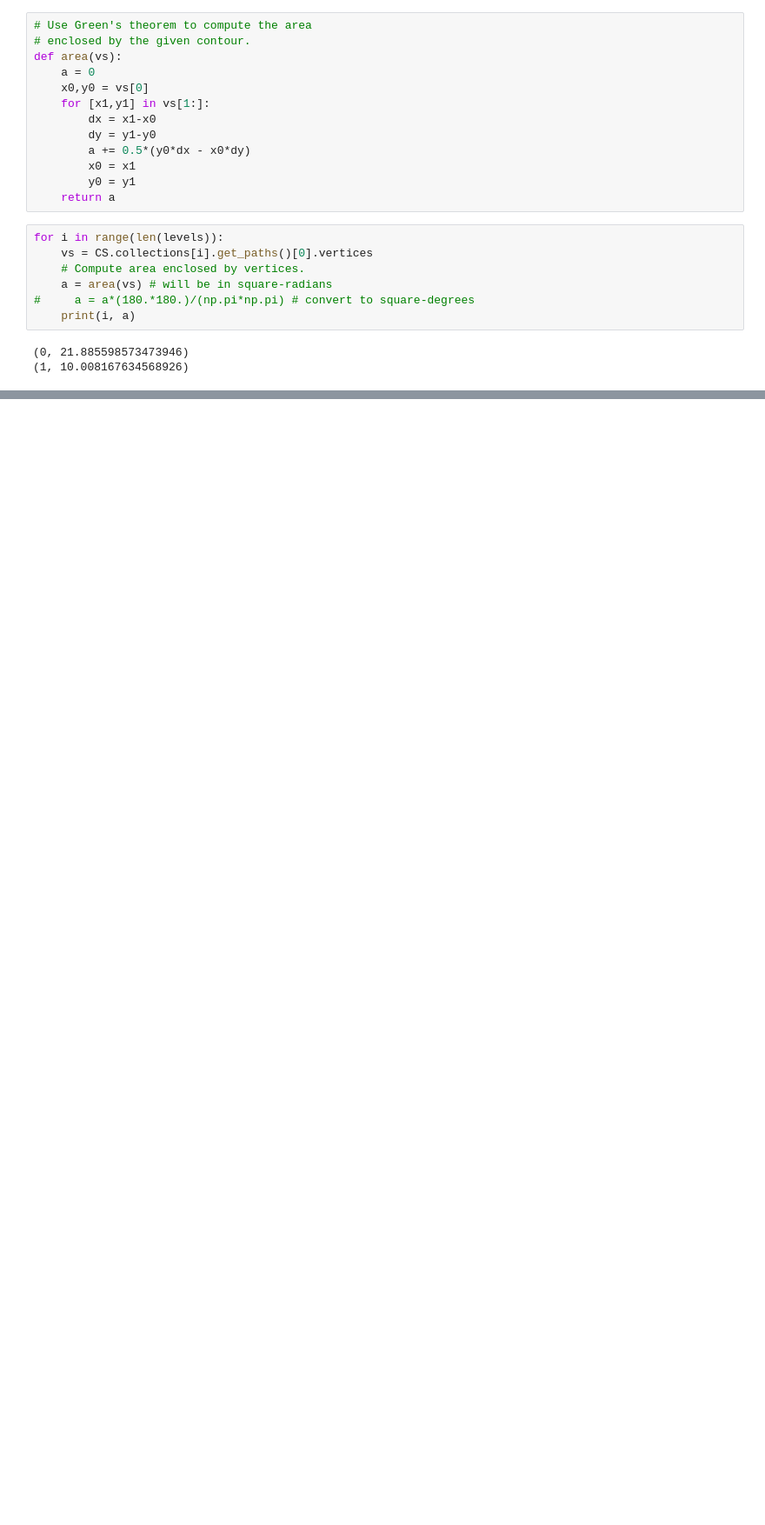
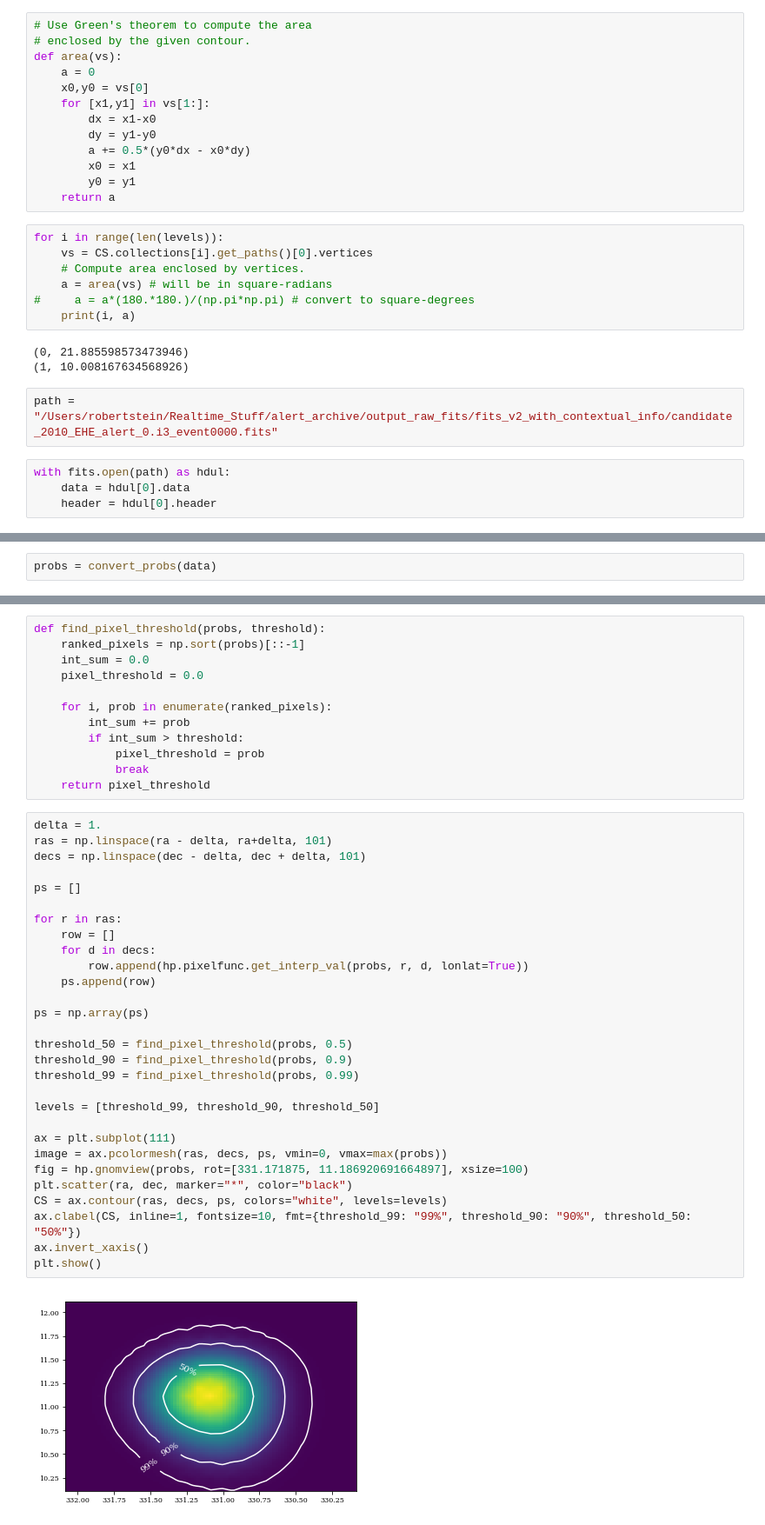
Before and after one commit to robertdstein/millipede_parser, a Jupyter notebook: Parse_contour.ipynb, the cells around one changed output, grey strips where cells are left out. Shown at 87% size. Cells and saved outputs as stored; diff of their text form; blank space fills up the shorter version.

```diff
--- a/Parse_contour.ipynb
+++ b/Parse_contour.ipynb
@@ -459,3 +459,9 @@ for i in range(len(levels)):
 # %% [output]
 (0, 21.885598573473946)
 (1, 10.008167634568926)
+# %%
+path = "/Users/robertstein/Realtime_Stuff/alert_archive/output_raw_fits/fits_v2_with_contextual_info/candidate_2010_EHE_alert_0.i3_event0000.fits"
+# %%
+with fits.open(path) as hdul:
+    data = hdul[0].data
+    header = hdul[0].header
@@ -461,0 +532,2 @@ for i in range(len(levels)):
+# %%
+probs = convert_probs(data)
@@ -461,0 +536,43 @@ for i in range(len(levels)):
+# %%
+def find_pixel_threshold(probs, threshold):
+    ranked_pixels = np.sort(probs)[::-1]
+    int_sum = 0.0
+    pixel_threshold = 0.0
+
+    for i, prob in enumerate(ranked_pixels):
+        int_sum += prob
+        if int_sum > threshold:
+            pixel_threshold = prob
+            break
+    return pixel_threshold
+# %%
+delta = 1.
+ras = np.linspace(ra - delta, ra+delta, 101)
+decs = np.linspace(dec - delta, dec + delta, 101)
+
+ps = []
+
+for r in ras:
+    row = []
+    for d in decs:
+        row.append(hp.pixelfunc.get_interp_val(probs, r, d, lonlat=True))
+    ps.append(row)
+
+ps = np.array(ps)
+
+threshold_50 = find_pixel_threshold(probs, 0.5)
+threshold_90 = find_pixel_threshold(probs, 0.9)
+threshold_99 = find_pixel_threshold(probs, 0.99)
+
+levels = [threshold_99, threshold_90, threshold_50]
+
+ax = plt.subplot(111)
+image = ax.pcolormesh(ras, decs, ps, vmin=0, vmax=max(probs))
+fig = hp.gnomview(probs, rot=[331.171875, 11.186920691664897], xsize=100)
+plt.scatter(ra, dec, marker="*", color="black")
+CS = ax.contour(ras, decs, ps, colors="white", levels=levels)
+ax.clabel(CS, inline=1, fontsize=10, fmt={threshold_99: "99%", threshold_90: "90%", threshold_50: "50%"})
+ax.invert_xaxis()
+plt.show()
+# %% [output]
+[figure, added]
```
Also changed, not shown: parts of 6 cells of this notebook, 3 other files.
